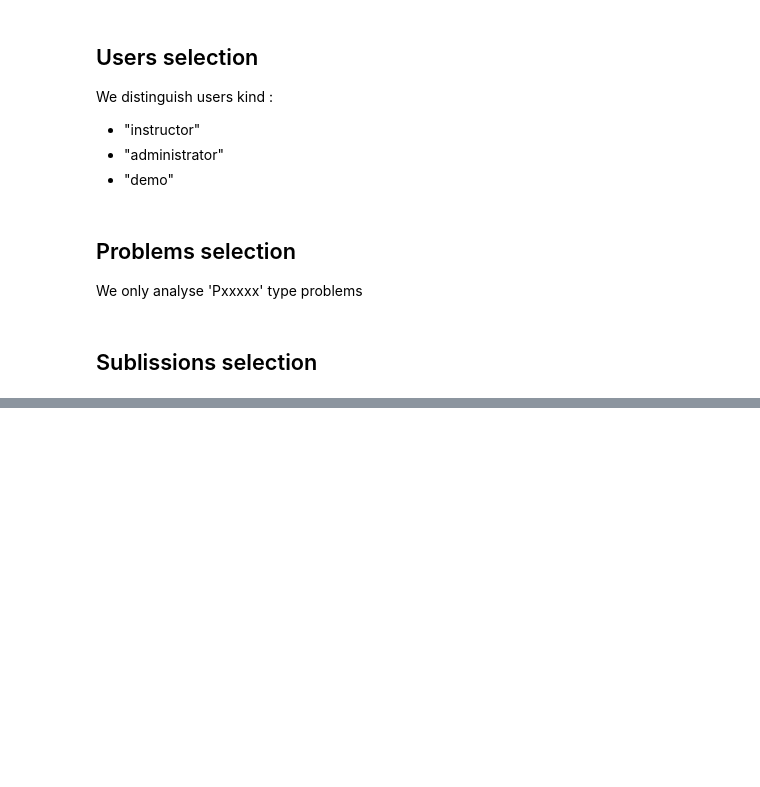
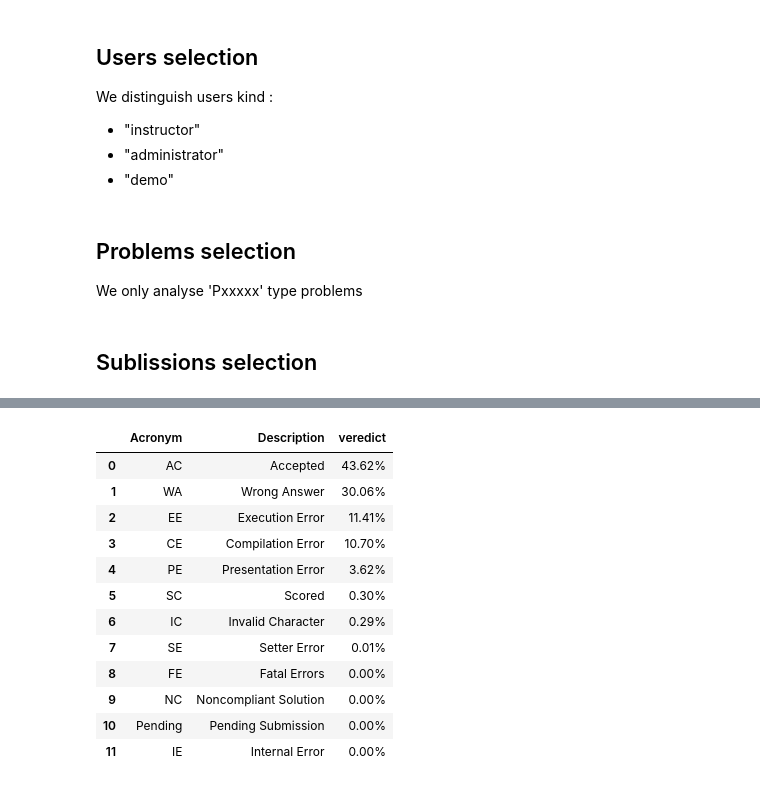
Before and after one commit to Makcime/stunning-enigma, a Jupyter notebook: 20160419 - Verdict distribution.ipynb, the cells around one changed output, grey strips where cells are left out. Drawn from its saved outputs; the diff is of its cells as text; code cells hidden in the pictures; blank space fills up the shorter version.

```diff
--- a/20160419 - Verdict distribution.ipynb
+++ b/20160419 - Verdict distribution.ipynb
@@ -66,3 +66,22 @@ plt.show()
 # %% [output]
 [interactive output not drawn]
 [interactive output not drawn]
+# %%
+l = [
+
+("AC","Accepted"),
+("PE","Presentation Error"),
+("WA","Wrong Answer"),
+("IC","Invalid Character"),
+("EE","Execution Error"),
+("CE","Compilation Error"),
+("NC","Noncompliant Solution"),
+("Pending","Pending Submission"),
+("SE","Setter Error"),
+("SC","Scored"),
+("IE","Internal Error"),
+("FE","Fatal Errors"),
+]
+
+df = pd.DataFrame(l, columns=["Acronym", "Description"])
+print df[["Acronym", "Description"]].to_latex()
@@ -68,0 +107,7 @@ plt.show()
+# %%
+
+d = df.set_index("Acronym").join(g)
+d.fillna(0, inplace=True)
+d.sort_values(by="veredict", inplace=True, ascending=False)
+d.veredict = d.veredict.apply(lambda x : "%.2f%%"%(100*x) )
+d
@@ -68,0 +129,17 @@ plt.show()
+# %%
+d.reset_index(inplace=True)
+d
+# %% [output]
+|  | Acronym | Description | veredict |
+| 0 | AC | Accepted | 43.62% |
+| 1 | WA | Wrong Answer | 30.06% |
+| 2 | EE | Execution Error | 11.41% |
+| 3 | CE | Compilation Error | 10.70% |
+| 4 | PE | Presentation Error | 3.62% |
+| 5 | SC | Scored | 0.30% |
+| 6 | IC | Invalid Character | 0.29% |
+| 7 | SE | Setter Error | 0.01% |
+| 8 | FE | Fatal Errors | 0.00% |
+| 9 | NC | Noncompliant Solution | 0.00% |
+| 10 | Pending | Pending Submission | 0.00% |
+| 11 | IE | Internal Error | 0.00% |
```
Also changed, not shown: parts of 3 cells of this notebook, 2 other files.
